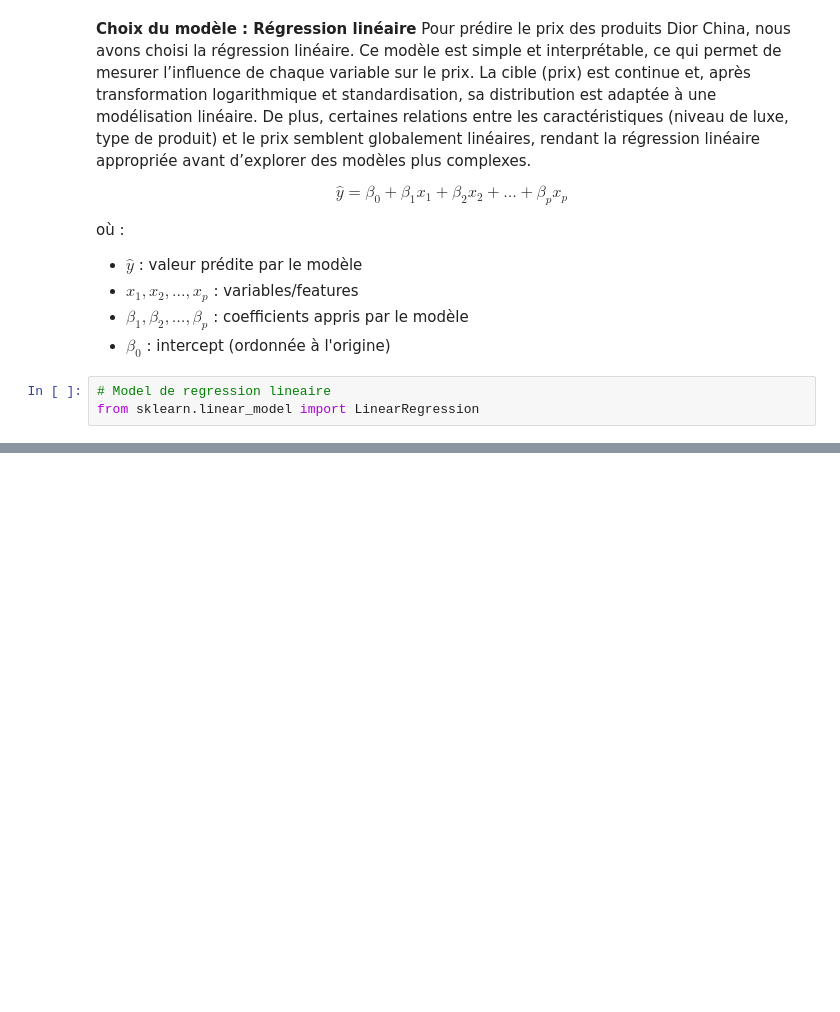
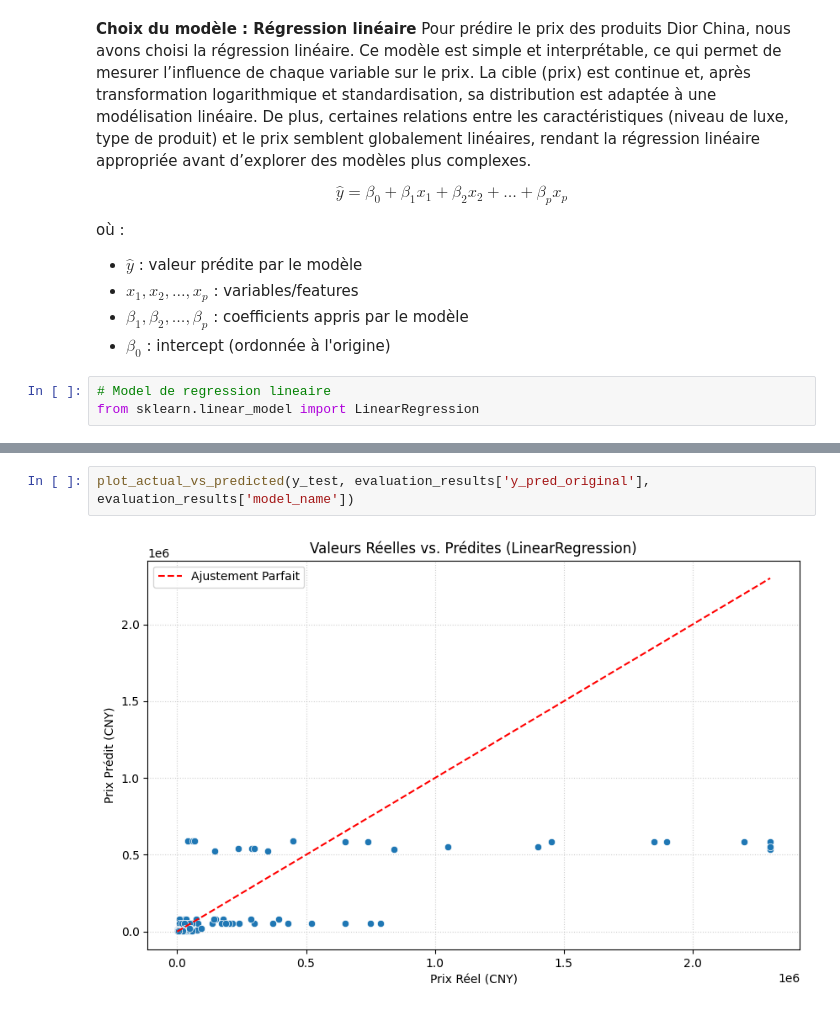
Before and after one commit to Chlooow/Projet-Apprentissage-Artificiel, a Jupyter notebook: notebooks/01_LinearRegression.ipynb, the cells around one changed output, grey strips where cells are left out. Saved outputs shown, nothing was run; the diff lists cells and outputs as text; blank space fills up the shorter version.

```diff
--- a/notebooks/01_LinearRegression.ipynb
+++ b/notebooks/01_LinearRegression.ipynb
@@ -199,0 +242,4 @@ from sklearn.linear_model import LinearRegression
+# %%
+plot_actual_vs_predicted(y_test, evaluation_results['y_pred_original'], evaluation_results['model_name'])
+# %% [output]
+[figure, added]
```
Also changed, not shown: parts of 8 cells of this notebook, 2 other files.
